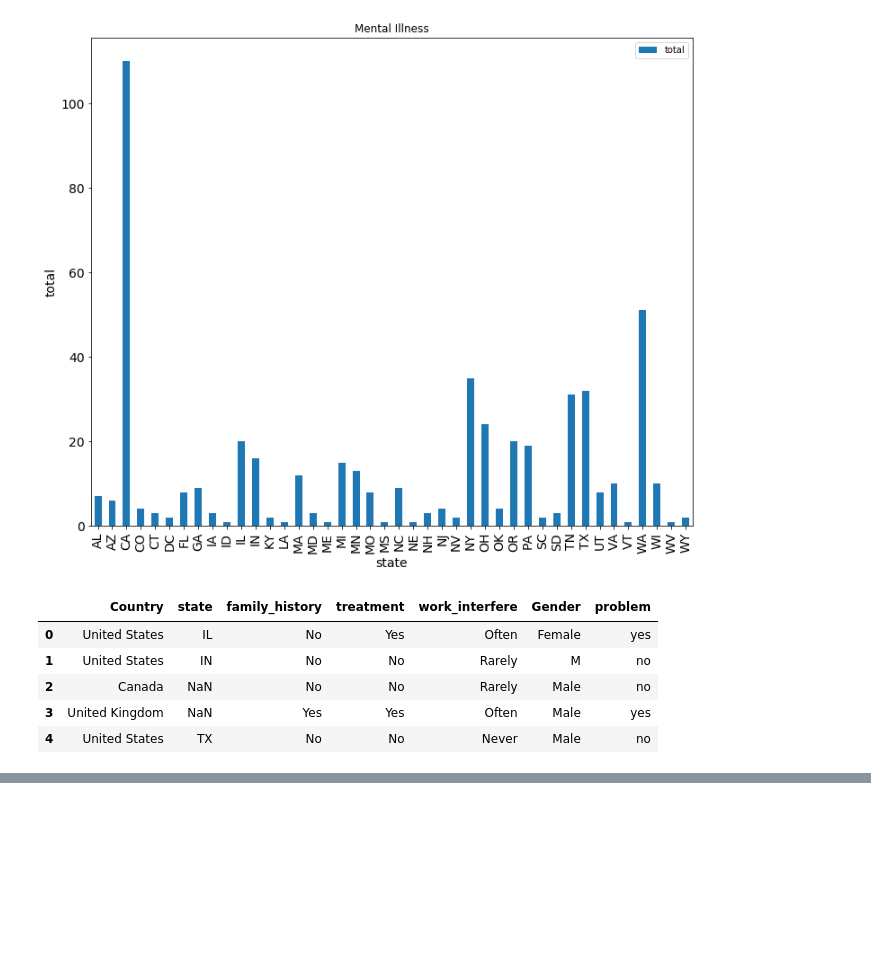
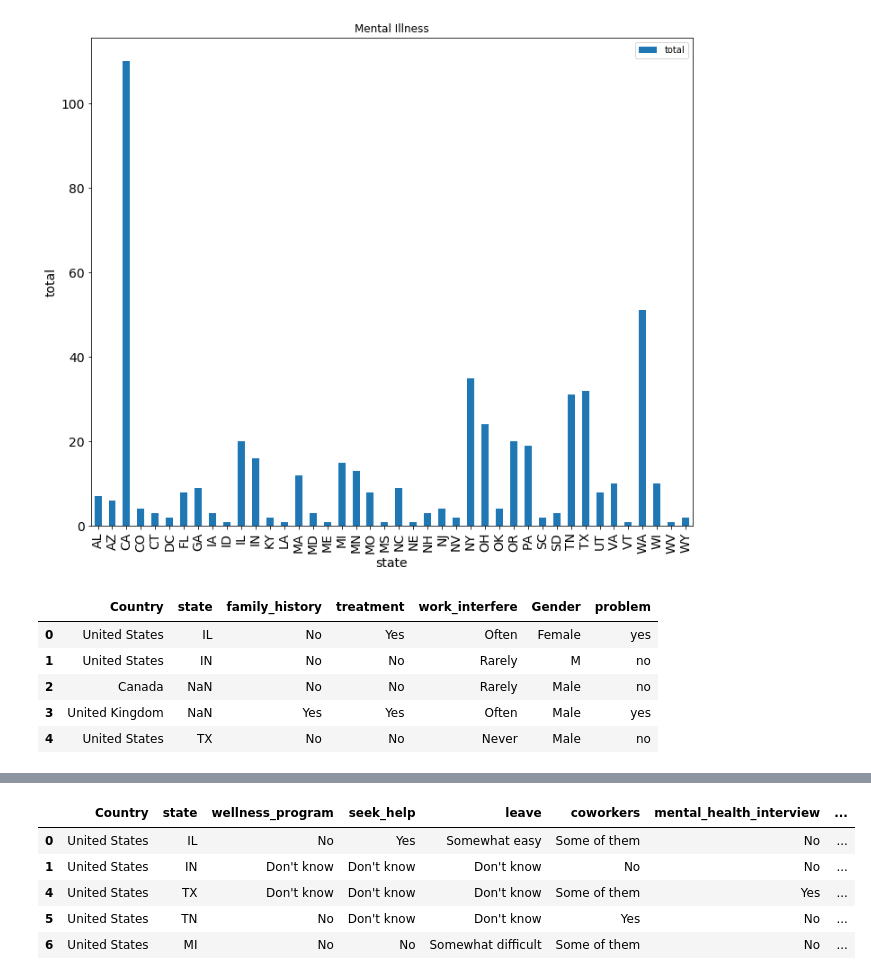
Before and after one commit to Rewanth23/rewanthassign, a Jupyter notebook: 1202finalassignment#4.ipynb, the cells around one changed output, grey strips where cells are left out. Cells and saved outputs as stored; diff of their text form; code cells hidden in the pictures; blank space fills up the shorter version.

```diff
--- a/1202finalassignment#4.ipynb
+++ b/1202finalassignment#4.ipynb
@@ -106,0 +126,10 @@ filtering.head()
+# %%
+filtering2us = filtering2[filtering2['Country'].str.contains('United States')]
+filtering2us.head()
+# %% [output]
+|  | Country | state | wellness_program | seek_help | leave | coworkers | mental_health_interview | ... |
+| 0 | United States | IL | No | Yes | Somewhat easy | Some of them | No | ... |
+| 1 | United States | IN | Don't know | Don't know | Don't know | No | No | ... |
+| 4 | United States | TX | Don't know | Don't know | Don't know | Some of them | Yes | ... |
+| 5 | United States | TN | No | Don't know | Don't know | Yes | No | ... |
+| 6 | United States | MI | No | No | Somewhat difficult | Some of them | No | ... |
```
Also changed, not shown: parts of 4 cells of this notebook.
